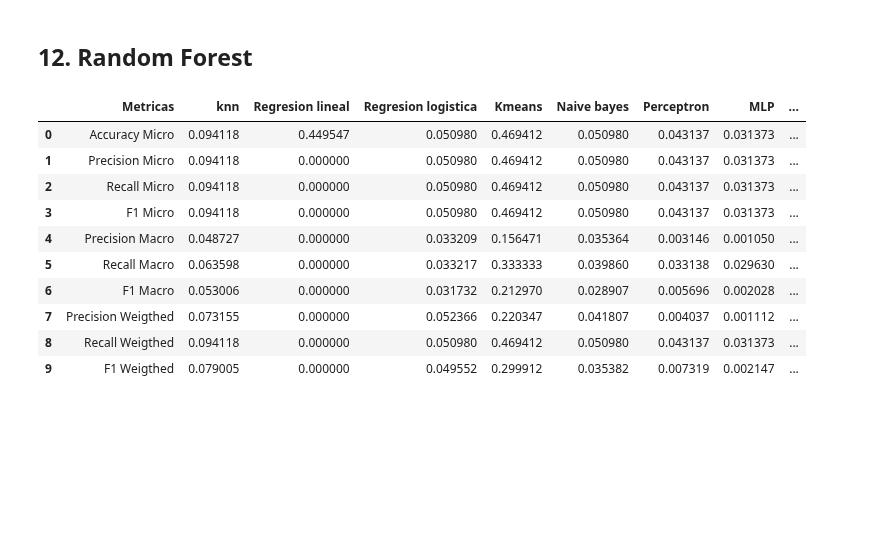
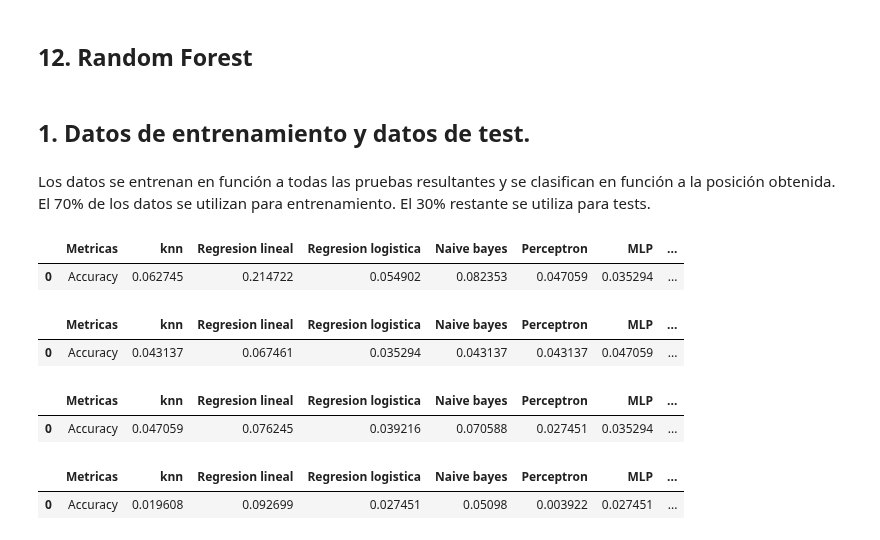
Before and after one commit to RaulCapellanFernandez/DecatlonEstadistics, a Jupyter notebook: PredictionsAlgorithms.ipynb, the cells around one changed output. Saved outputs shown, nothing was run; the diff lists cells and outputs as text; code cells hidden in the pictures; blank space fills up the shorter version.

```diff
--- a/PredictionsAlgorithms.ipynb
+++ b/PredictionsAlgorithms.ipynb
@@ -300,14 +292,56 @@ dataFrameDatos = pd.DataFrame({
-# %%
-dataFrameDatos
-# %% [output]
-|  | Metricas | knn | Regresion lineal | Regresion logistica | Kmeans | Naive bayes | Perceptron | MLP | ... |
-| 0 | Accuracy Micro | 0.094118 | 0.449547 | 0.050980 | 0.469412 | 0.050980 | 0.043137 | 0.031373 | ... |
-| 1 | Precision Micro | 0.094118 | 0.000000 | 0.050980 | 0.469412 | 0.050980 | 0.043137 | 0.031373 | ... |
-| 2 | Recall Micro | 0.094118 | 0.000000 | 0.050980 | 0.469412 | 0.050980 | 0.043137 | 0.031373 | ... |
-| 3 | F1 Micro | 0.094118 | 0.000000 | 0.050980 | 0.469412 | 0.050980 | 0.043137 | 0.031373 | ... |
-| 4 | Precision Macro | 0.048727 | 0.000000 | 0.033209 | 0.156471 | 0.035364 | 0.003146 | 0.001050 | ... |
-| 5 | Recall Macro | 0.063598 | 0.000000 | 0.033217 | 0.333333 | 0.039860 | 0.033138 | 0.029630 | ... |
-| 6 | F1 Macro | 0.053006 | 0.000000 | 0.031732 | 0.212970 | 0.028907 | 0.005696 | 0.002028 | ... |
-| 7 | Precision Weigthed | 0.073155 | 0.000000 | 0.052366 | 0.220347 | 0.041807 | 0.004037 | 0.001112 | ... |
-| 8 | Recall Weigthed | 0.094118 | 0.000000 | 0.050980 | 0.469412 | 0.050980 | 0.043137 | 0.031373 | ... |
-| 9 | F1 Weigthed | 0.079005 | 0.000000 | 0.049552 | 0.299912 | 0.035382 | 0.007319 | 0.002147 | ... |
+# %% [markdown]
+## 1. Datos de entrenamiento y datos de test.
+# %% [markdown]
+Los datos se entrenan en función a todas las pruebas resultantes y se clasifican en función a la posición obtenida.
+El 70% de los datos se utilizan para entrenamiento.
+El 30% restante se utiliza para tests.
+# %%
+listaResults = []
+# %%
+# Ejecucion para 100m
+ddbbData = ddbb[['100m','100m Points']]
+
+X_train, X_test, y_train, y_test = train_test_split(ddbbData, ddbb['Position'], test_size=0.3)
+
+result = ejecutaAlgoritmosMachineLearning(X_train, X_test, y_train, y_test)
+listaResults.append(result)
+result
+# %% [output]
+|  | Metricas | knn | Regresion lineal | Regresion logistica | Naive bayes | Perceptron | MLP | ... |
+| 0 | Accuracy | 0.062745 | 0.214722 | 0.054902 | 0.082353 | 0.047059 | 0.035294 | ... |
+# %%
+# Ejecucion para Lj
+ddbbData = ddbb[['Lj','Lj Points']]
+
+X_train, X_test, y_train, y_test = train_test_split(ddbbData, ddbb['Position'], test_size=0.3)
+
+result = ejecutaAlgoritmosMachineLearning(X_train, X_test, y_train, y_test)
+listaResults.append(result)
+result
+# %% [output]
+|  | Metricas | knn | Regresion lineal | Regresion logistica | Naive bayes | Perceptron | MLP | ... |
+| 0 | Accuracy | 0.043137 | 0.067461 | 0.035294 | 0.043137 | 0.043137 | 0.047059 | ... |
+# %%
+# Ejecucion para Sp
+ddbbData = ddbb[['Sp','Sp Points']]
+
+X_train, X_test, y_train, y_test = train_test_split(ddbbData, ddbb['Position'], test_size=0.3)
+
+result = ejecutaAlgoritmosMachineLearning(X_train, X_test, y_train, y_test)
+listaResults.append(result)
+result
+# %% [output]
+|  | Metricas | knn | Regresion lineal | Regresion logistica | Naive bayes | Perceptron | MLP | ... |
+| 0 | Accuracy | 0.047059 | 0.076245 | 0.039216 | 0.070588 | 0.027451 | 0.035294 | ... |
+# %%
+# Ejecucion para Hj
+ddbbData = ddbb[['Hj','Hj Points']]
+
+X_train, X_test, y_train, y_test = train_test_split(ddbbData, ddbb['Position'], test_size=0.3)
+
+result = ejecutaAlgoritmosMachineLearning(X_train, X_test, y_train, y_test)
+listaResults.append(result)
+result
+# %% [output]
+|  | Metricas | knn | Regresion lineal | Regresion logistica | Naive bayes | Perceptron | MLP | ... |
+| 0 | Accuracy | 0.019608 | 0.092699 | 0.027451 | 0.05098 | 0.003922 | 0.027451 | ... |
```
Also changed, not shown: parts of 17 cells of this notebook.
